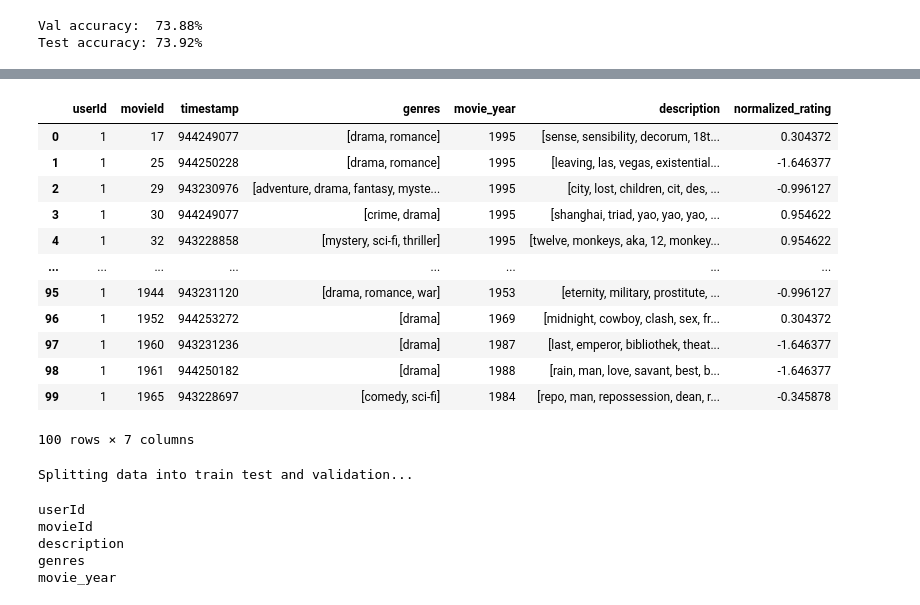
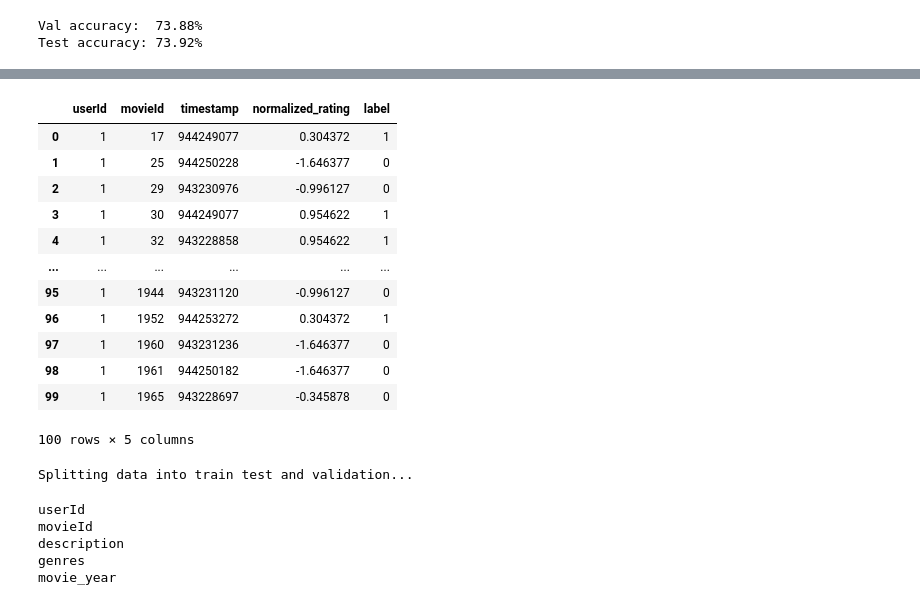
Before and after one commit to funktor/recsys, a Jupyter notebook: py-transformers.ipynb, the cells around one changed output, grey strips where cells are left out. Drawn from its saved outputs; the diff is of its cells as text; code cells hidden in the pictures.

```diff
--- a/py-transformers.ipynb
+++ b/py-transformers.ipynb
@@ -494,24 +496,24 @@ import os
 folder = "datasets/ml-32m"
 
 ratings_path = os.path.join(folder, 'ratings.csv')
-genres_path = os.path.join(folder, 'movies.csv')
+movies_path = os.path.join(folder, 'movies.csv')
 tags_path = os.path.join(folder, 'tags.csv')
 
 rating_column_names = ['userId', 'movieId', 'rating', 'timestamp']
-genres_column_names = ['movieId', 'title', 'genres']
+movies_column_names = ['movieId', 'title', 'genres']
 tags_column_names = ['userId', 'movieId', 'tag', 'timestamp']
 
-df_rating = pd.read_csv(ratings_path, sep=',', names=rating_column_names, dtype={'userId':'int32', 'movieId':'int32', 'rating':float, 'timestamp':'int64'}, header=0)
-df_genres = pd.read_csv(genres_path, sep=',', names=genres_column_names, dtype={'movieId':'int32', 'title':'object', 'genres':'object'}, header=0)
+df_ratings = pd.read_csv(ratings_path, sep=',', names=rating_column_names, dtype={'userId':'int32', 'movieId':'int32', 'rating':float, 'timestamp':'int64'}, header=0)
+df_movies = pd.read_csv(movies_path, sep=',', names=movies_column_names, dtype={'movieId':'int32', 'title':'object', 'genres':'object'}, header=0)
 df_tags = pd.read_csv(tags_path, sep=',', names=tags_column_names, dtype={'userId':'int32', 'movieId':'int32', 'tag':'object', 'timestamp':'int64'}, header=0)
 
-df_rating.dropna(inplace=True, subset=['userId', 'movieId', 'rating'])
-df_genres.dropna(inplace=True, subset=['movieId', 'title', 'genres'])
+df_ratings.dropna(inplace=True, subset=['userId', 'movieId', 'rating'])
+df_movies.dropna(inplace=True, subset=['movieId', 'title', 'genres'])
 df_tags.dropna(inplace=True, subset=['userId', 'movieId', 'tag'])
 df_tags.drop(columns=["userId","timestamp"], inplace=True)
 
 # Extract movie genres
-df_genres['genres'] = df_genres['genres'].apply(lambda x: x.lower().split('|'))
+df_movies['genres'] = df_movies['genres'].apply(lambda x: x.lower().split('|'))
 
 # Extract movie year from title
 stopwords = ["i", "me", "my", "myself", "we", "our", "ours", "ourselves", "you", "your", "yours", "yourself", "yourselves", "he", "him", "his", "himself", "she", "her", "hers", "herself", "it", "its", "itself", "they", "them", "their", "theirs", "themselves", "what", "which", "who", "whom", "this", "that", "these", "those", "am", "is", "are", "was", "were", "be", "been", "being", "have", "has", "had", "having", "do", "does", "did", "doing", "a", "an", "the", "and", "but", "if", "or", "because", "as", "until", "while", "of", "at", "by", "for", "with", "about", "against", "between", "into", "through", "during", "before", "after", "above", "below", "to", "from", "up", "down", "in", "out", "on", "off", "over", "under", "again", "further", "then", "once", "here", "there", "when", "where", "why", "how", "all", "any", "both", "each", "few", "more", "most", "other", "some", "such", "no", "nor", "not", "only", "own", "same", "so", "than", "too", "very", "s", "t", "can", "will", "just", "don", "should", "now"]
@@ -523,19 +525,18 @@ def remove_stop(x):
     return out
 
 def flatten_lists(x):
-    x = x[:20]
     out = set()
     for y in x:
         out.update(y.split(" "))
     out = list(out)
     return out
 
-df_genres['movie_year'] = df_genres['title'].str.extract(r'\((\d{4})\)').fillna("2025").astype('int')
+df_movies['movie_year'] = df_movies['title'].str.extract(r'\((\d{4})\)').fillna("2025").astype('int')
 
-df_genres['title'] = df_genres['title'].str.replace(r'\((\d{4})\)', '', regex=True)
-df_genres['title'] = df_genres['title'].str.replace(r'[^a-zA-Z0-9\s]+', '', regex=True)
-df_genres['title'] = df_genres['title'].apply(lambda x: x.strip().lower().split(" "))
-df_genres['title'] = df_genres['title'].apply(lambda x: remove_stop(x))
+df_movies['title'] = df_movies['title'].str.replace(r'\((\d{4})\)', '', regex=True)
+df_movies['title'] = df_movies['title'].str.replace(r'[^a-zA-Z0-9\s]+', '', regex=True)
+df_movies['title'] = df_movies['title'].apply(lambda x: x.strip().lower().split(" "))
+df_movies['title'] = df_movies['title'].apply(lambda x: remove_stop(x))
 
 df_tags['tag'] = df_tags['tag'].str.replace(r'[^a-zA-Z0-9\s]+', '', regex=True)
 df_tags['tag'] = df_tags['tag'].apply(lambda x: x.strip().lower())
@@ -545,10 +546,9 @@ df_tags['tag'] = df_tags['tag'].apply(lambda x: flatten_lists(x))
 df_tags['tag'] = df_tags['tag'].apply(lambda x: remove_stop(x))
 df_tags['tag'] = df_tags['tag'].astype("object")
 
-df = df_rating.merge(df_genres, on=['movieId'], how='left')
-df = df.merge(df_tags, on=['movieId'], how='left')
-df["tag"] = df["tag"].fillna({i: [""] for i in df.index})
-df["description"] = df["title"] + df["tag"]
-df.drop(columns=["tag"], inplace=True)
-df.drop(columns=["title"], inplace=True)
+df_movies = df_movies.merge(df_tags, on=['movieId'], how='left')
+df_movies["tag"] = df_movies["tag"].fillna({i: [""] for i in df_movies.index})
+df_movies["description"] = df_movies["title"] + df_movies["tag"]
+df_movies.drop(columns=["tag"], inplace=True)
+df_movies.drop(columns=["title"], inplace=True)
 # %%
@@ -574,3 +590,4 @@ def normalize_ratings(df:pd.DataFrame):
     df["normalized_rating"] = (df["rating"] - df["mean_user_rating"])/df["std_user_rating"]
     df["normalized_rating"] = df["normalized_rating"].fillna(df["rating"])
     df.drop(columns=["mean_user_rating", "std_user_rating", "rating"], inplace=True)
+    return df
@@ -579,19 +594,24 @@ normalize_ratings(df)
+# %%
+df_ratings = normalize_ratings(df_ratings)
+# %%
+df_ratings['label'] = [0 for _ in range(len(df_ratings))]
+df_ratings['label'] = np.where(df_ratings["normalized_rating"] > 0, 1, df_ratings['label'])
 # %%
-df[:100]
+df_ratings[:100]
 # %% [output]
-|  | userId | movieId | timestamp | genres | movie_year | description | normalized_rating |
-| 0 | 1 | 17 | 944249077 | [drama, romance] | 1995 | [sense, sensibility, decorum, 18t... | 0.304372 |
-| 1 | 1 | 25 | 944250228 | [drama, romance] | 1995 | [leaving, las, vegas, existential... | -1.646377 |
-| 2 | 1 | 29 | 943230976 | [adventure, drama, fantasy, myste... | 1995 | [city, lost, children, cit, des, ... | -0.996127 |
-| 3 | 1 | 30 | 944249077 | [crime, drama] | 1995 | [shanghai, triad, yao, yao, yao, ... | 0.954622 |
-| 4 | 1 | 32 | 943228858 | [mystery, sci-fi, thriller] | 1995 | [twelve, monkeys, aka, 12, monkey... | 0.954622 |
-| ... | ... | ... | ... | ... | ... | ... | ... |
-| 95 | 1 | 1944 | 943231120 | [drama, romance, war] | 1953 | [eternity, military, prostitute, ... | -0.996127 |
-| 96 | 1 | 1952 | 944253272 | [drama] | 1969 | [midnight, cowboy, clash, sex, fr... | 0.304372 |
-| 97 | 1 | 1960 | 943231236 | [drama] | 1987 | [last, emperor, bibliothek, theat... | -1.646377 |
-| 98 | 1 | 1961 | 944250182 | [drama] | 1988 | [rain, man, love, savant, best, b... | -1.646377 |
-| 99 | 1 | 1965 | 943228697 | [comedy, sci-fi] | 1984 | [repo, man, repossession, dean, r... | -0.345878 |
+|  | userId | movieId | timestamp | normalized_rating | label |
+| 0 | 1 | 17 | 944249077 | 0.304372 | 1 |
+| 1 | 1 | 25 | 944250228 | -1.646377 | 0 |
+| 2 | 1 | 29 | 943230976 | -0.996127 | 0 |
+| 3 | 1 | 30 | 944249077 | 0.954622 | 1 |
+| 4 | 1 | 32 | 943228858 | 0.954622 | 1 |
+| ... | ... | ... | ... | ... | ... |
+| 95 | 1 | 1944 | 943231120 | -0.996127 | 0 |
+| 96 | 1 | 1952 | 944253272 | 0.304372 | 1 |
+| 97 | 1 | 1960 | 943231236 | -1.646377 | 0 |
+| 98 | 1 | 1961 | 944250182 | -1.646377 | 0 |
+| 99 | 1 | 1965 | 943228697 | -0.345878 | 0 |
-100 rows × 7 columns
+100 rows × 5 columns
 # %%
 def split_train_test(df:pd.DataFrame, min_rated=10, test_ratio=0.8, val_ratio=0.8):
     print("Splitting data into train test and validation...")
@@ -615,8 +635,8 @@ def split_train_test(df:pd.DataFrame, min_rated=10, test_ratio=0.8, val_ratio=0.
     df_val = df_train_val[k:]
 
     return df_train, df_val, df_test
-# %%
-df_train, df_val, df_test = split_train_test(df, min_rated=5)
-# %% [output]
-Splitting data into train test and validation...
+# %%
+df_ratings_train, df_ratings_val, df_ratings_test = split_train_test(df_ratings, min_rated=1)
+# %% [output]
+Splitting data into train test and validation...
 # %%
```
Also changed, not shown: parts of 35 cells of this notebook.
